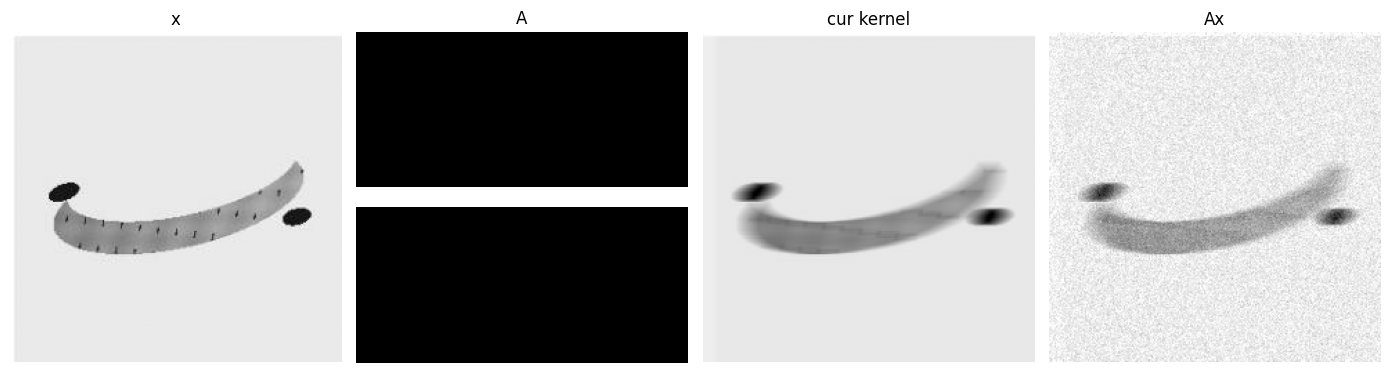
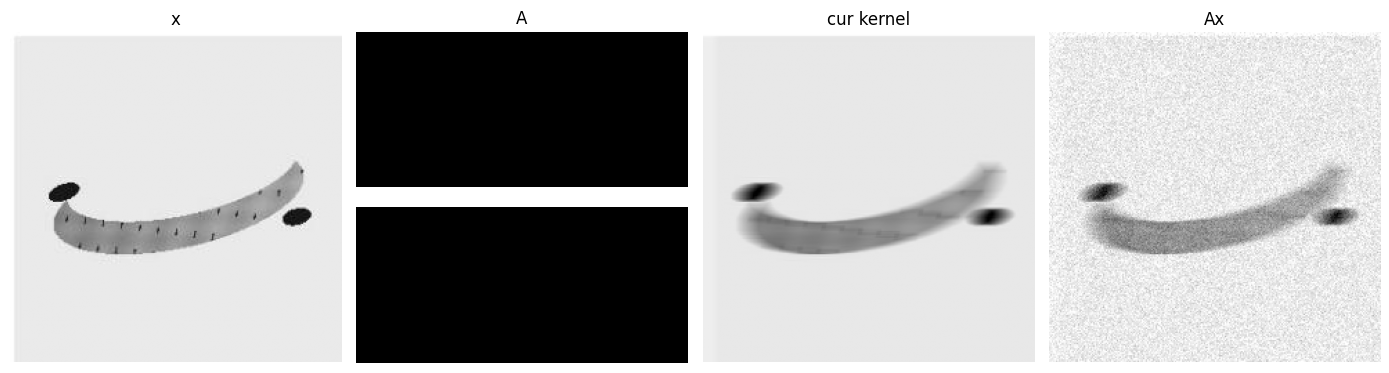
The notebook cell's code change between the first figure and the second:
--- before
+++ after
@@ -10,7 +10,4 @@
 fig, ax = plt.subplots(1, 4, figsize=(14, 4))
 for a, i, t in zip(ax, imga, titles):
-    a.imshow(i, cmap='gray')
-    a.set_title(t)
-    a.axis("off")
-plt.tight_layout()
-plt.show()
+    a.imshow(i, cmap='gray'); a.set_title(t); a.axis("off")
+plt.tight_layout(); plt.show()

Commit: 演示代码修改